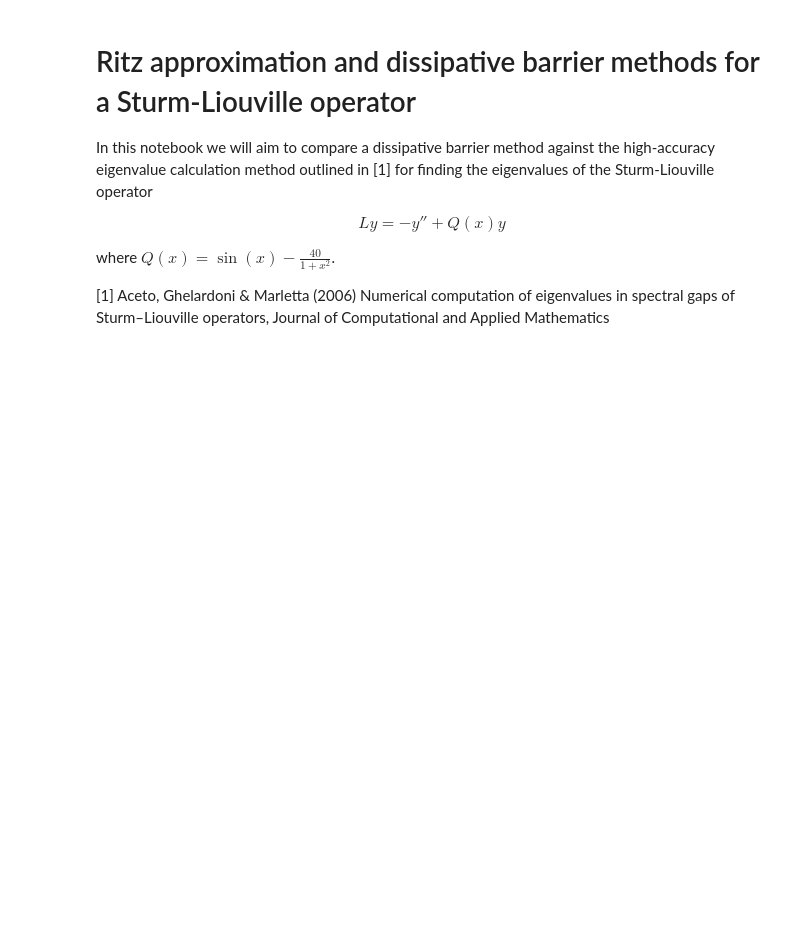
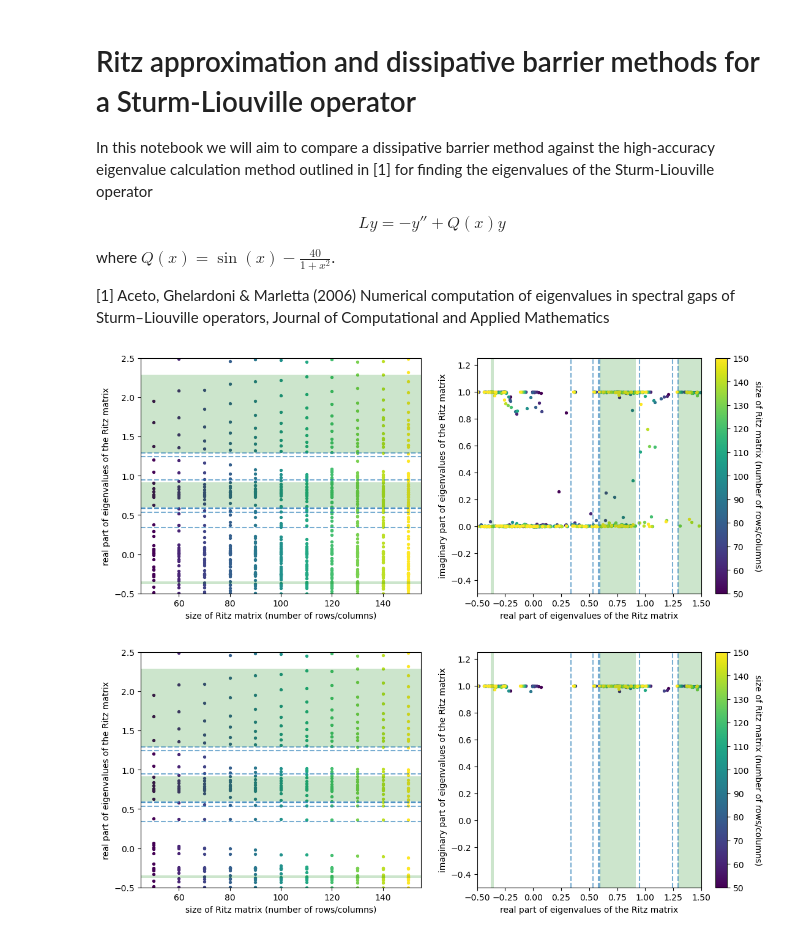
Before and after one commit to alexhroom/thesis, a Jupyter notebook: 30 Code/notebooks/sturmliouville_dbms.ipynb, the cells around one changed output. Saved outputs shown, nothing was run; the diff lists cells and outputs as text; code cells hidden in the pictures; blank space fills up the shorter version.

```diff
--- a/30 Code/notebooks/sturmliouville_dbms.ipynb
+++ b/30 Code/notebooks/sturmliouville_dbms.ipynb
@@ -77,5 +77,10 @@ for i in tqdm(range(50, 300, 50)):
 plot(rusl)
 # %%
 rusl_dbm = {}
-for i in tqdm(range(50, 275, 50)):
+for i in tqdm(range(50, 160, 10)):
     rusl_dbm[i] = sturm_liouville_halfline(potential, i, 250, alpha=np.pi/8, dbm=(lambda x: x<=100))
+plot(rusl_dbm)
+plot(rusl_dbm, dbm=0.95)
+# %% [output]
+[figure, added]
+[figure, added]
```
Also changed, not shown: parts of 4 cells of this notebook, 20 other files.
